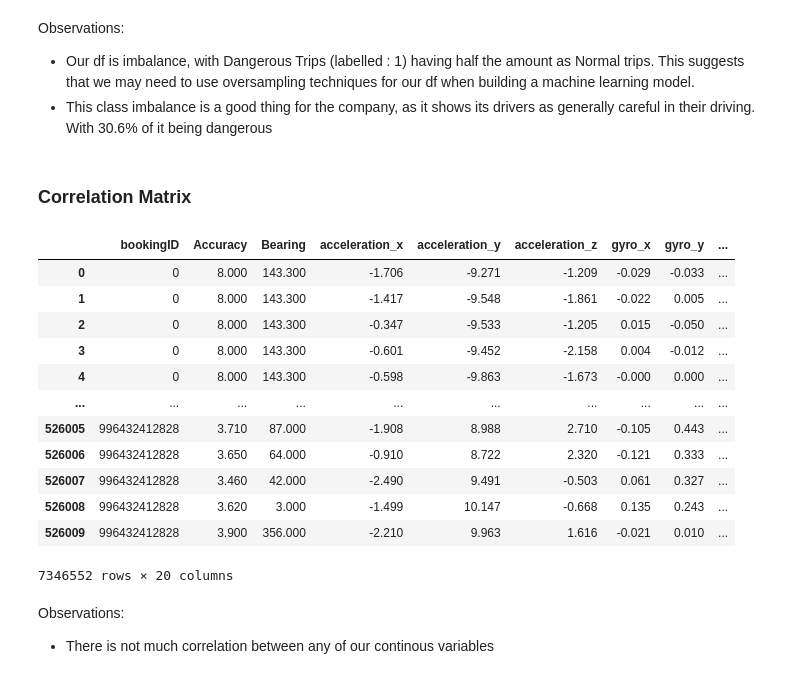
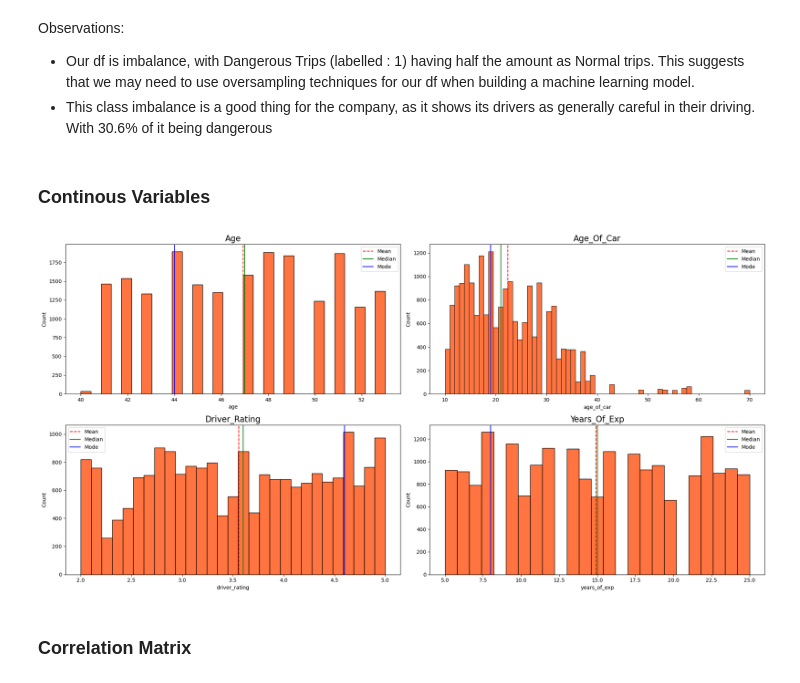
Before and after one commit to errnasty/Cab-Data-Analysis, a Jupyter notebook: EDA.ipynb, the cells around one changed output. Saved outputs shown, nothing was run; the diff lists cells and outputs as text; code cells hidden in the pictures.

```diff
--- a/EDA.ipynb
+++ b/EDA.ipynb
@@ -318,24 +407,32 @@ plt.show()
 Observations:
 -  Our df is imbalance, with Dangerous Trips (labelled : 1) having half the amount as Normal trips. This suggests that we may need to use oversampling techniques for our df when building a machine learning model.
 - This class imbalance is a good thing for the company, as it shows its drivers as generally careful in their driving. With 30.6% of it being dangerous
+# %% [markdown]
+### Continous Variables
+# %%
+continuous_variables = ['age', 'age_of_car', 'driver_rating', 'years_of_exp']
+
+fig, axes = plt.subplots(2, 2, figsize=(20, 10))
+axes = axes.flatten()
+
+for i, col in enumerate(continuous_variables):
+    sns.histplot(x=col, data=grouped_df, ax=axes[i], color=palette[0])
+    axes[i].set_title(f'{col.title()}', fontsize=16)
+
+    mean = grouped_df[col].mean()
+    median = grouped_df[col].median()
+    mode = grouped_df[col].mode().get(0, None)
+
+    axes[i].axvline(mean, color='r', linestyle='--')
+    axes[i].axvline(median, color='g', linestyle='-')
+    if mode is not None:
+        axes[i].axvline(mode, color='b', linestyle='-')
+
+    axes[i].legend({'Mean': mean,'Median': median,'Mode': mode})
+
+plt.tight_layout()
+plt.show()
+# %% [output]
+[figure, added]
 # %% [markdown]
 ### Correlation Matrix
-# %%
-df_new
-# %% [output]
-|  | bookingID | Accuracy | Bearing | acceleration_x | acceleration_y | acceleration_z | gyro_x | gyro_y | ... |
-| 0 | 0 | 8.000 | 143.300 | -1.706 | -9.271 | -1.209 | -0.029 | -0.033 | ... |
-| 1 | 0 | 8.000 | 143.300 | -1.417 | -9.548 | -1.861 | -0.022 | 0.005 | ... |
-| 2 | 0 | 8.000 | 143.300 | -0.347 | -9.533 | -1.205 | 0.015 | -0.050 | ... |
-| 3 | 0 | 8.000 | 143.300 | -0.601 | -9.452 | -2.158 | 0.004 | -0.012 | ... |
-| 4 | 0 | 8.000 | 143.300 | -0.598 | -9.863 | -1.673 | -0.000 | 0.000 | ... |
-| ... | ... | ... | ... | ... | ... | ... | ... | ... | ... |
-| 526005 | 996432412828 | 3.710 | 87.000 | -1.908 | 8.988 | 2.710 | -0.105 | 0.443 | ... |
-| 526006 | 996432412828 | 3.650 | 64.000 | -0.910 | 8.722 | 2.320 | -0.121 | 0.333 | ... |
-| 526007 | 996432412828 | 3.460 | 42.000 | -2.490 | 9.491 | -0.503 | 0.061 | 0.327 | ... |
-| 526008 | 996432412828 | 3.620 | 3.000 | -1.499 | 10.147 | -0.668 | 0.135 | 0.243 | ... |
-| 526009 | 996432412828 | 3.900 | 356.000 | -2.210 | 9.963 | 1.616 | -0.021 | 0.010 | ... |
-7346552 rows × 20 columns
-# %% [markdown]
-Observations:
-- There is not much correlation between any of our continous variables
```
Also changed, not shown: parts of 22 cells of this notebook.
